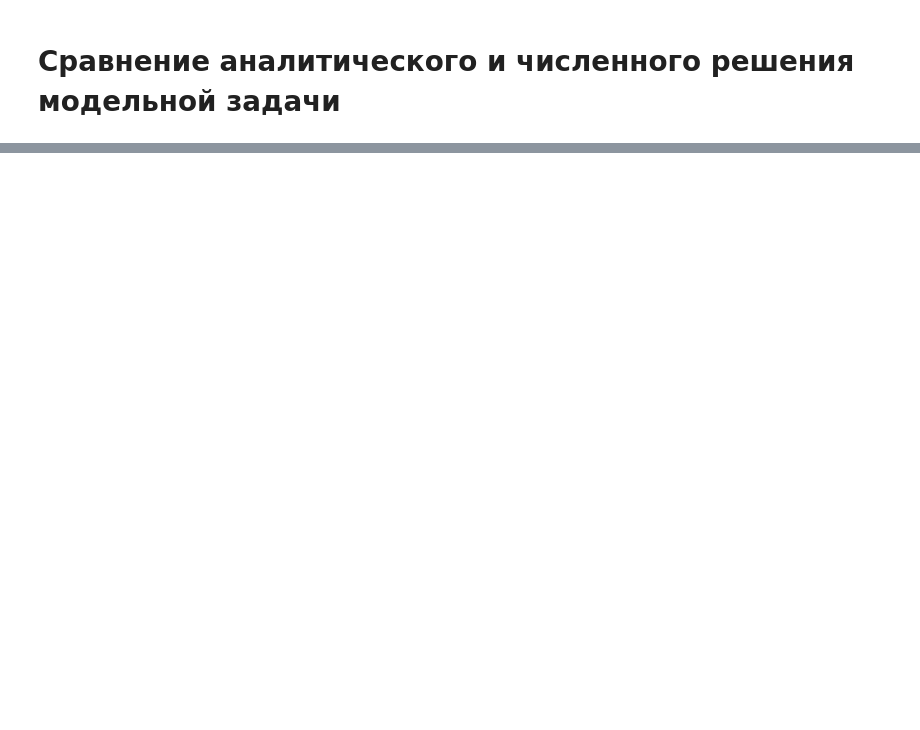
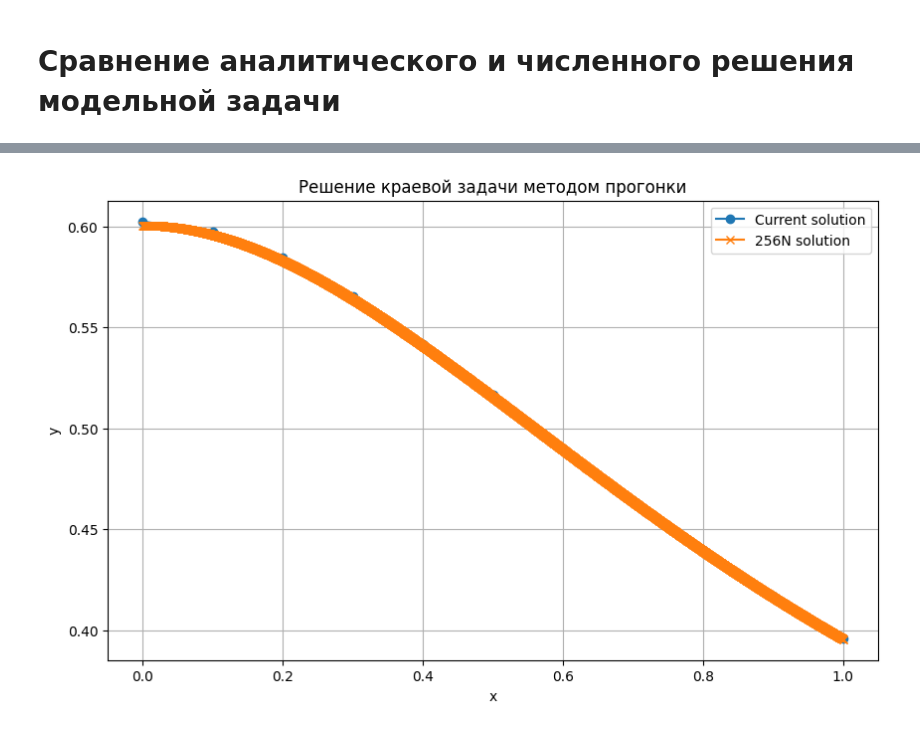
Before and after one commit to PFedya8/approximation_of_DE, a Jupyter notebook: test.ipynb, the cells around one changed output, grey strips where cells are left out. Cells and saved outputs as stored; diff of their text form; code cells hidden in the pictures; blank space fills up the shorter version.

```diff
--- a/test.ipynb
+++ b/test.ipynb
@@ -299,0 +342,22 @@ plt.show()
+# %%
+sweep_method(y, k, fi, q, N)
+current_error = 1.0
+y_cur = y
+fix_N = N
+while(current_error > eps):
+    N_new = 2 * N
+    x_new = np.zeros(N_new + 1)
+    y_new = np.zeros(N_new + 1)
+    k_new = np.zeros(N_new + 1)
+    q_new = np.zeros(N_new + 1)
+    fi_new = np.zeros(N_new + 1)
+    set_xkqfi(x_new, k_new, q_new, fi_new, N_new, 1)
+    sweep_method(y_new, k_new, fi_new, q_new, N_new)
+    current_error = max1(y_cur, y_new, N, 1)
+    print(f"N = {N}, error = {current_error}")
+    N= N_new
+    y_cur = y_new
+print('')
+print(f"y_N,        y_{N_new//fix_N}N")
+for i in range(len(y)):
+    print(f"{y[i]:.8f} {y_new[i]:.8f}")
@@ -299,0 +382,12 @@ plt.show()
+# %%
+plt.figure(figsize=(10, 6))
+plt.plot(x, y, marker='o', label = "Current solution")
+plt.plot(x_new, y_new, marker='x', label = f"{N_new//fix_N}N solution")
+plt.xlabel("x")
+plt.ylabel("y")
+plt.title("Решение краевой задачи методом прогонки")
+plt.legend()
+plt.grid(True)
+plt.show()
+# %% [output]
+[figure, added]
```
Also changed, not shown: parts of 20 cells of this notebook.
